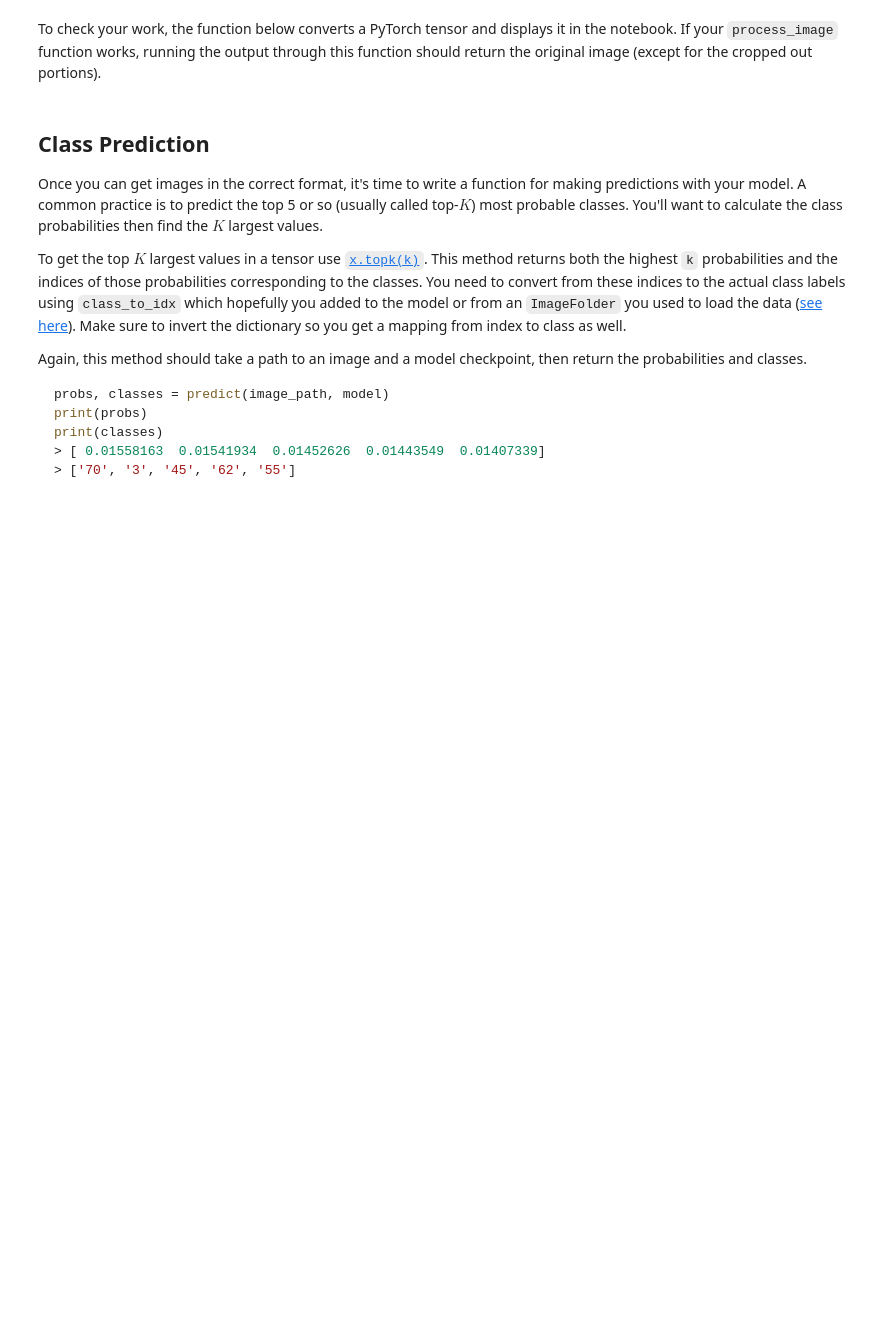
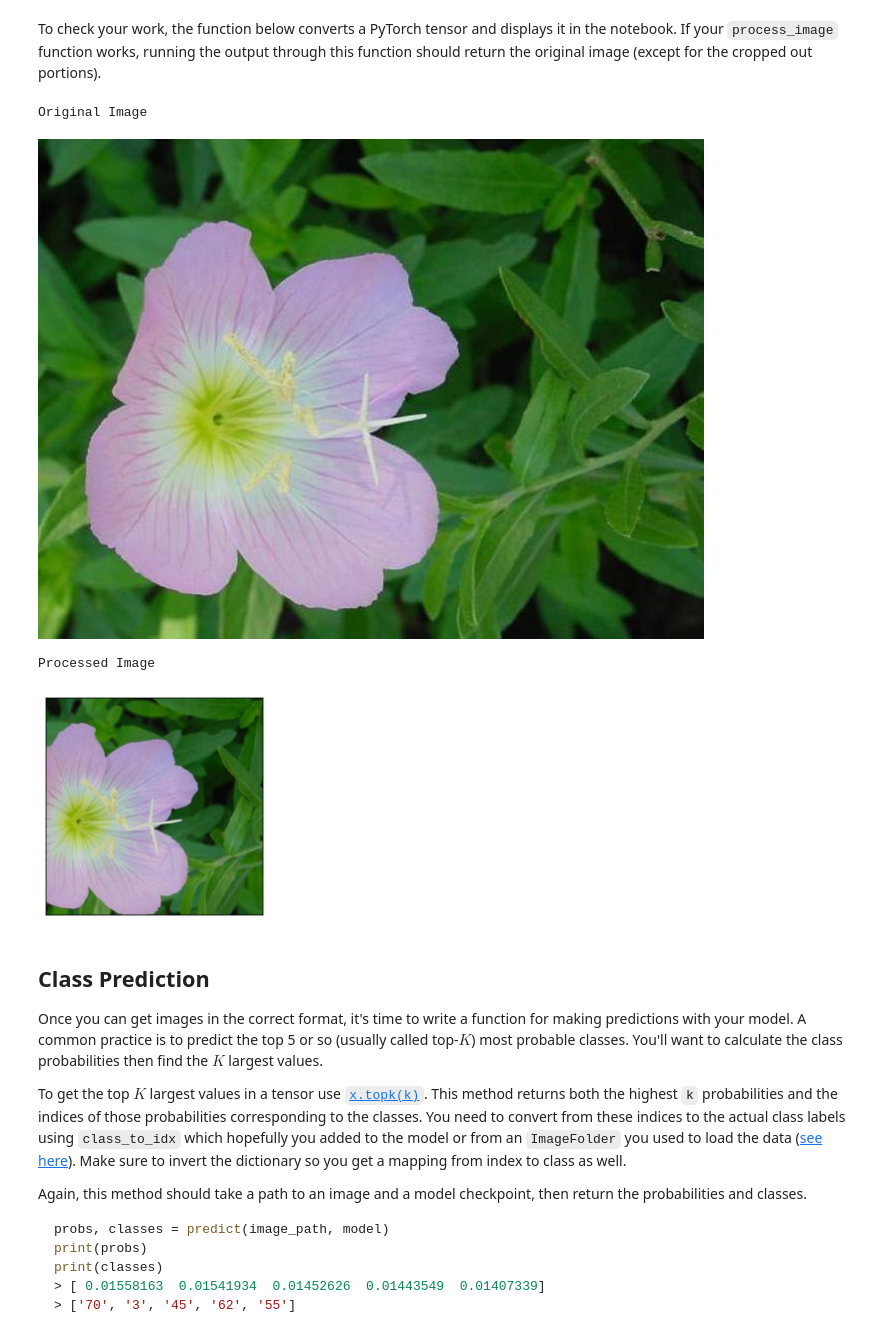
Before and after one commit to blowe615/flower_classifier, a Jupyter notebook: Image Classifier Project.ipynb, the cells around one changed output. Cells and saved outputs as stored; diff of their text form; code cells hidden in the pictures; blank space fills up the shorter version.

```diff
--- a/Image Classifier Project.ipynb
+++ b/Image Classifier Project.ipynb
@@ -36,7 +40,7 @@ The validation and testing sets are used to measure the model's performance on d
 
 The pre-trained networks you'll use were trained on the ImageNet dataset where each color channel was normalized separately. For all three sets you'll need to normalize the means and standard deviations of the images to what the network expects. For the means, it's `[0.485, 0.456, 0.406]` and for the standard deviations `[0.229, 0.224, 0.225]`, calculated from the ImageNet images.  These values will shift each color channel to be centered at 0 and range from -1 to 1.
 # %%
-data_dir = 'flower_data'
+data_dir = 'flowers'
 train_dir = data_dir + '/train'
 valid_dir = data_dir + '/valid'
 test_dir = data_dir + '/test'
@@ -352,3 +354,25 @@ def load_checkpoint(filename):
+# %%
+# Write a function that loads a checkpoint and rebuilds the model
+def load_checkpoint(filepath):
+    '''
+    Rebuilds a VGG 19 layer model with batch normalization from a trained model
+    filepath: string, contains filepath where the trained model parameters are saved in a dictionary
+    returns: a pytorch model, the optimizer, and the number of epochs
+    '''
+    model_dict = torch.load(filepath, map_location='cpu')
+    model = models.vgg19_bn(pretrained=True)
+    for param in model.parameters():
+        param.requires_grad = False
+    model.classifier = DeepNetworkClassifier(model_dict['input_size'], model_dict['output_size'], model_dict['hidden_units'])
+    model.load_state_dict(model_dict['state_dict'])
+    model.class_to_idx = model_dict['class_to_idx']
+    optimizer = optim.Adam(model.classifier.parameters())
+    optimizer.load_state_dict(model_dict['optimizer_state_dict'])
+    epochs = model_dict['epochs']
+
+    return model, optimizer, epochs
+# %%
+model, optimizer, epochs = load_checkpoint('checkpoint.pth')
 # %% [markdown]
 # Inference for classification
 
@@ -393,7 +443,6 @@ def imshow(image, ax=None, title=None):
     # PyTorch tensors assume the color channel is the first dimension
     # but matplotlib assumes is the third dimension
     image = image.numpy().transpose((1, 2, 0))
-
     # Undo preprocessing
     mean = np.array([0.485, 0.456, 0.406])
     std = np.array([0.229, 0.224, 0.225])
@@ -402,9 +451,29 @@ def imshow(image, ax=None, title=None):
     # Image needs to be clipped between 0 and 1 or it looks like noise when displayed
     image = np.clip(image, 0, 1)
 
+    # Turn off axes labels for cleaner image
+    ax.tick_params(axis='both', length=0)
+    ax.set_xticklabels('')
+    ax.set_yticklabels('')
+
     ax.imshow(image)
-
-    return ax
+    plt.show()
+# %%
+# Grab an image from one of the datasets
+test_image = 'flowers/train/1/image_06735.jpg'
+# Display the original image
+print('Original Image')
+display(Image.open(test_image))
+# Convert it from a numpy array (output of process_image function) to a tensor (input of imshow function)
+test_image_tensor = torch.from_numpy(process_image(test_image))
+# Display cropped image
+print('Processed Image')
+imshow(test_image_tensor)
+# %% [output]
+Original Image
+[figure, added]
+Processed Image
+[figure, added]
 # %% [markdown]
 ## Class Prediction
 
```
Also changed, not shown: parts of 18 cells of this notebook.
